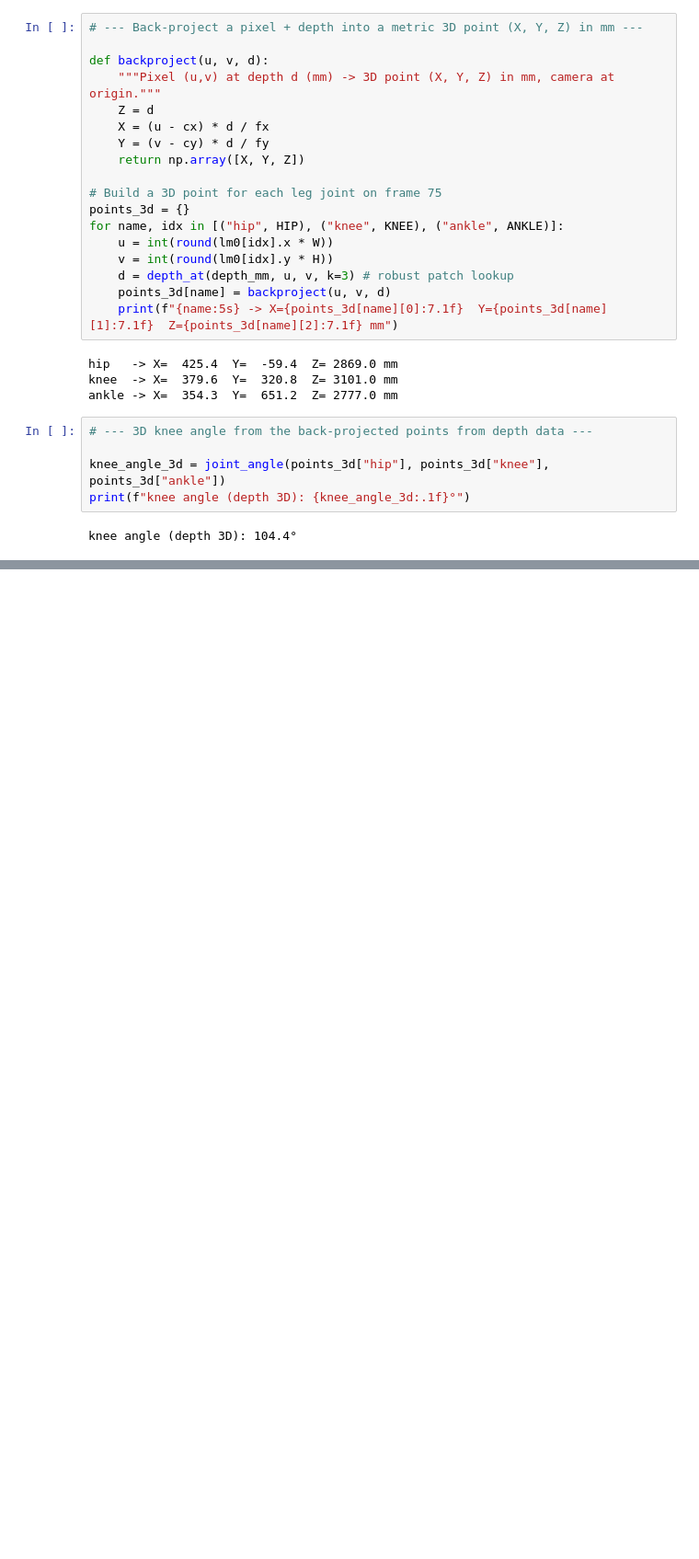
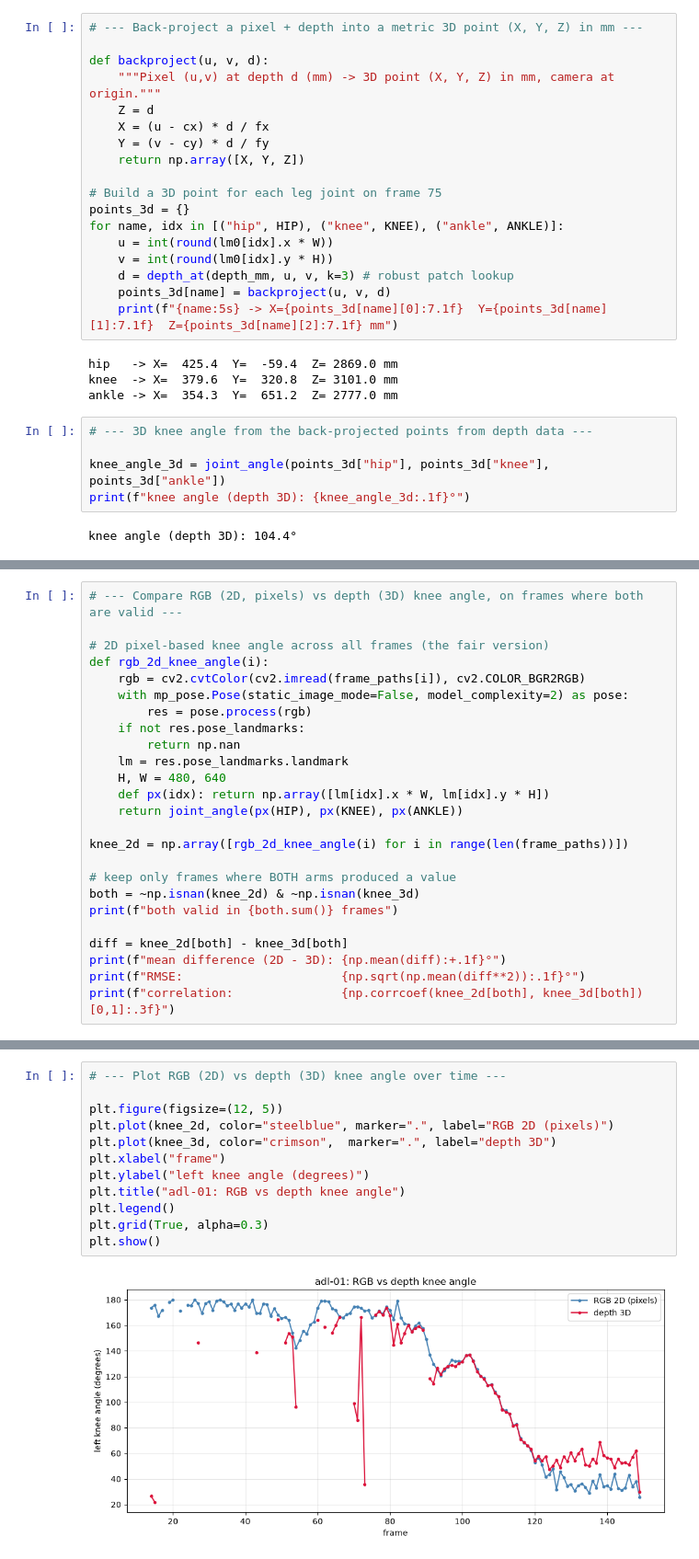
Before and after one commit to aanikart/curis-rq2, a Jupyter notebook: notebooks/week1.ipynb, the cells around one changed output, grey strips where cells are left out. Shown at 92% size. Cells and saved outputs as stored; diff of their text form; blank space fills up the shorter version.

Commit message:
compare 2d and 3d depth angle output on valid frames

```diff
--- a/notebooks/week1.ipynb
+++ b/notebooks/week1.ipynb
@@ -317,0 +467,25 @@ knee angle (depth 3D): 104.4°
+# %%
+# --- Compare RGB (2D, pixels) vs depth (3D) knee angle, on frames where both are valid ---
+
+# 2D pixel-based knee angle across all frames (the fair version)
+def rgb_2d_knee_angle(i):
+    rgb = cv2.cvtColor(cv2.imread(frame_paths[i]), cv2.COLOR_BGR2RGB)
+    with mp_pose.Pose(static_image_mode=False, model_complexity=2) as pose:
+        res = pose.process(rgb)
+    if not res.pose_landmarks:
+        return np.nan
+    lm = res.pose_landmarks.landmark
+    H, W = 480, 640
+    def px(idx): return np.array([lm[idx].x * W, lm[idx].y * H])
+    return joint_angle(px(HIP), px(KNEE), px(ANKLE))
+
+knee_2d = np.array([rgb_2d_knee_angle(i) for i in range(len(frame_paths))])
+
+# keep only frames where BOTH arms produced a value
+both = ~np.isnan(knee_2d) & ~np.isnan(knee_3d)
+print(f"both valid in {both.sum()} frames")
+
+diff = knee_2d[both] - knee_3d[both]
+print(f"mean difference (2D - 3D): {np.mean(diff):+.1f}°")
+print(f"RMSE:                      {np.sqrt(np.mean(diff**2)):.1f}°")
+print(f"correlation:               {np.corrcoef(knee_2d[both], knee_3d[both])[0,1]:.3f}")
@@ -317,0 +516,14 @@ knee angle (depth 3D): 104.4°
+# %%
+# --- Plot RGB (2D) vs depth (3D) knee angle over time ---
+
+plt.figure(figsize=(12, 5))
+plt.plot(knee_2d, color="steelblue", marker=".", label="RGB 2D (pixels)")
+plt.plot(knee_3d, color="crimson",  marker=".", label="depth 3D")
+plt.xlabel("frame")
+plt.ylabel("left knee angle (degrees)")
+plt.title("adl-01: RGB vs depth knee angle")
+plt.legend()
+plt.grid(True, alpha=0.3)
+plt.show()
+# %% [output]
+[figure, added]
```
Also changed, not shown: parts of 5 cells of this notebook.
